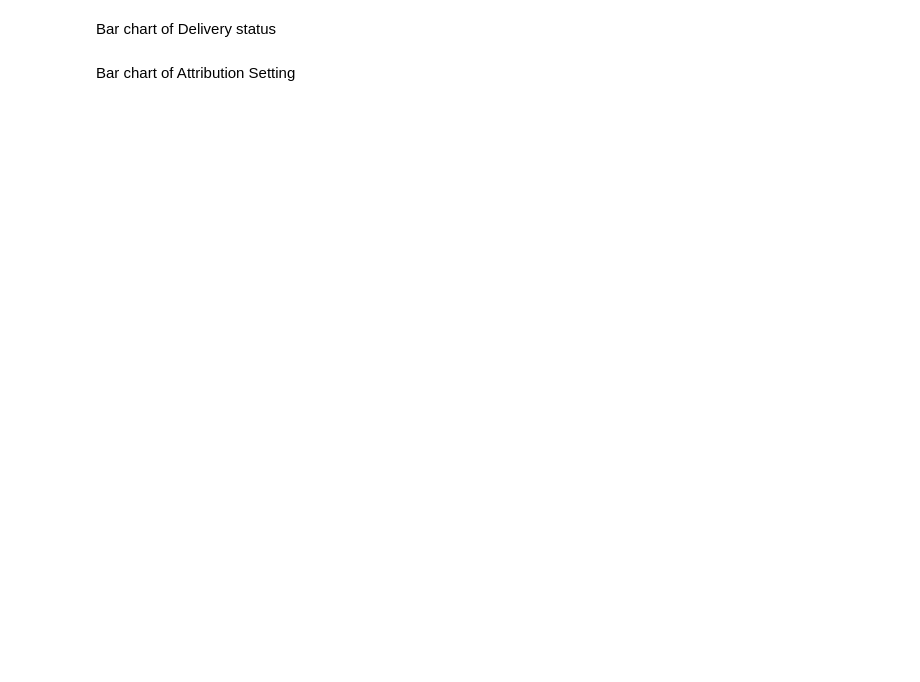
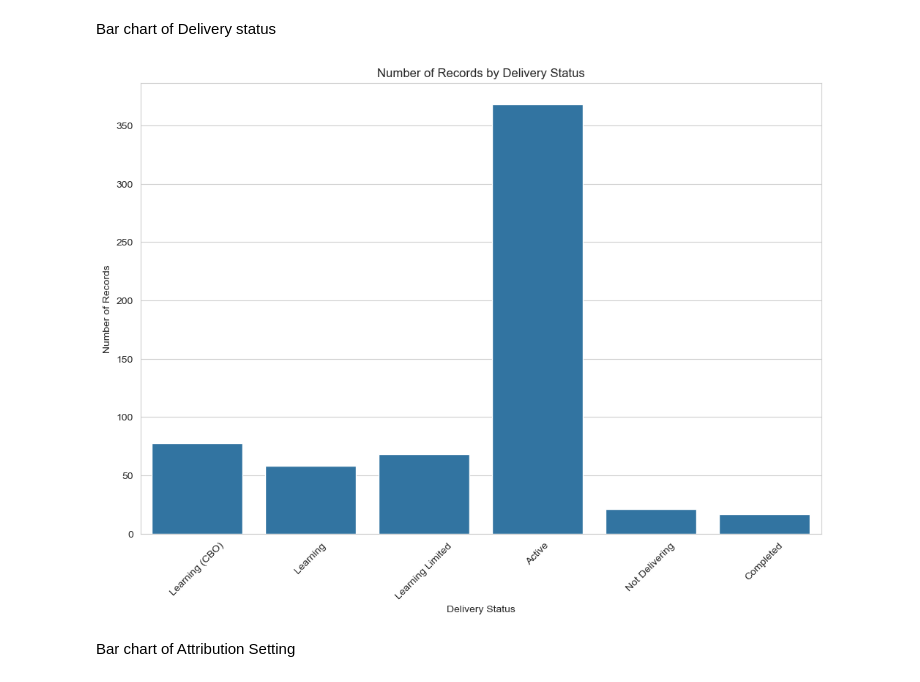
Before and after one commit to williamlimaferreira/creative_analysis_nubank_case, a Jupyter notebook: sanity_chack.ipynb, the cells around one changed output. Drawn from its saved outputs; the diff is of its cells as text; code cells hidden in the pictures; blank space fills up the shorter version.

```diff
--- a/sanity_chack.ipynb
+++ b/sanity_chack.ipynb
@@ -96,7 +108,16 @@ boxplot_impressions
 # %% [markdown]
 Bar chart of Delivery status
 # %%
-bar_delivery
+plt.figure(figsize=(12,8))
+sns.countplot(data=df, x="Delivery")
+plt.title("Number of Records by Delivery Status")
+plt.xlabel("Delivery Status")
+plt.ylabel("Number of Records")
+plt.xticks(rotation=45)
+plt.savefig("picture/sanity_check/countplot_delivery.png", dpi=300, bbox_inches='tight')  # caso os nomes sejam longos
+plt.show()
+# %% [output]
+[figure, added]
 # %% [markdown]
 Bar chart of Attribution Setting
 # %%
```
Also changed, not shown: parts of 9 cells of this notebook, 1 other file.
